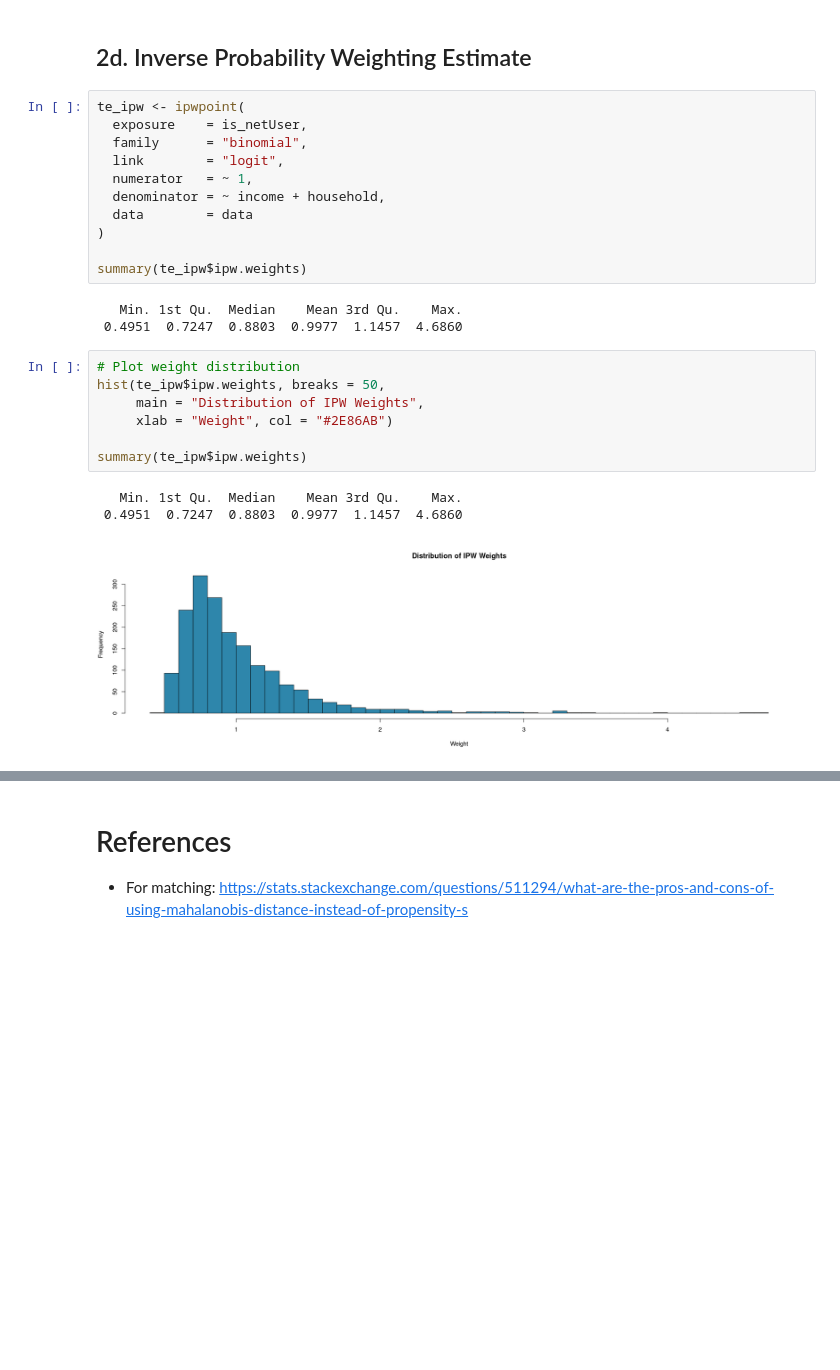
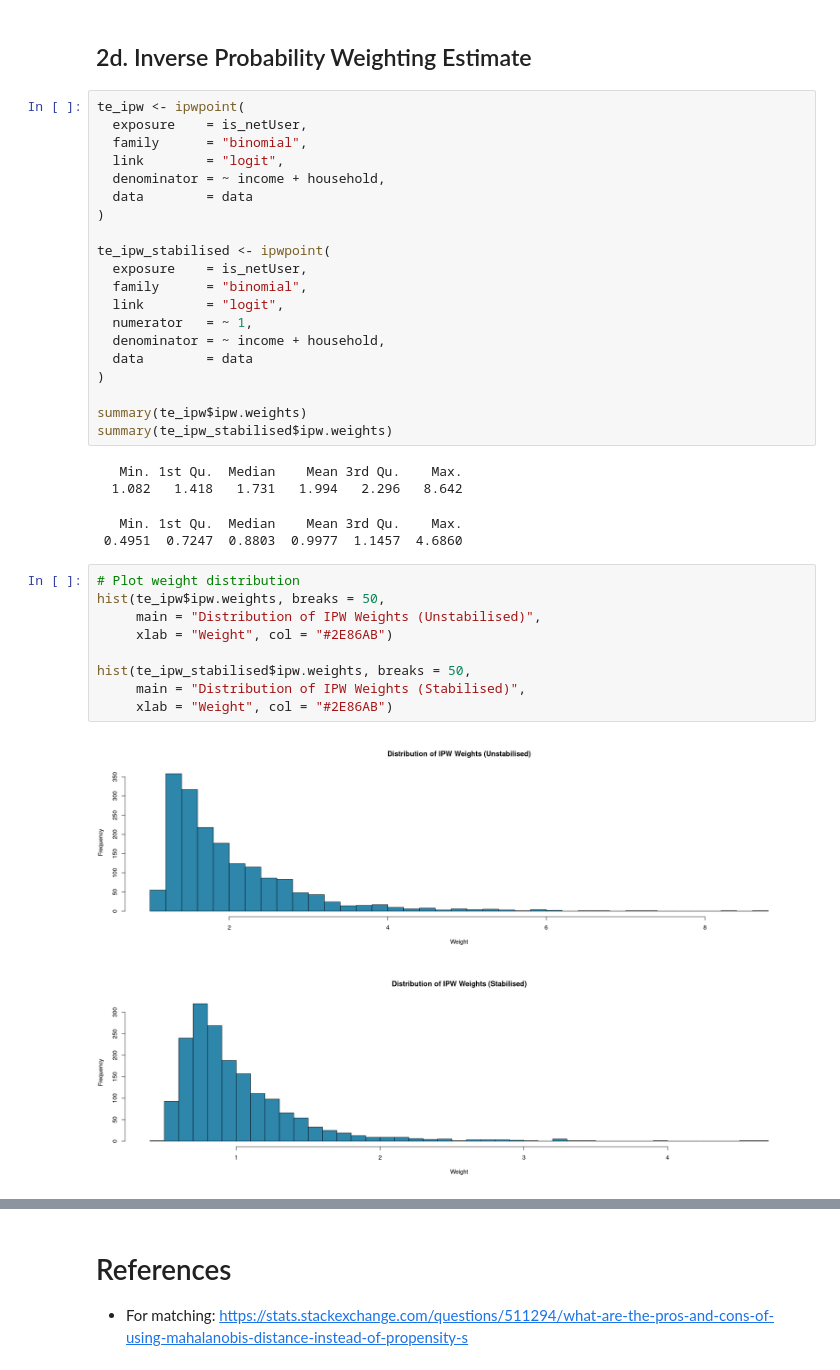
Before and after one commit to yashburman/Impact_Eval, a Jupyter notebook: Project_code_R.ipynb, the cells around one changed output, grey strips where cells are left out. Drawn from its saved outputs; the diff is of its cells as text; blank space fills up the shorter version.

```diff
--- a/Project_code_R.ipynb
+++ b/Project_code_R.ipynb
@@ -293,6 +311,14 @@ Table: Table: Treatment Effect Estimates Across Matching Methods
 ## 2d. Inverse Probability Weighting Estimate
 # %%
 te_ipw <- ipwpoint(
+  exposure    = is_netUser,
+  family      = "binomial",
+  link        = "logit",
+  denominator = ~ income + household,
+  data        = data
+)
+
+te_ipw_stabilised <- ipwpoint(
   exposure    = is_netUser,
   family      = "binomial",
   link        = "logit",
@@ -302,18 +328,22 @@ te_ipw <- ipwpoint(
 )
 
 summary(te_ipw$ipw.weights)
+summary(te_ipw_stabilised$ipw.weights)
 # %% [output]
    Min. 1st Qu.  Median    Mean 3rd Qu.    Max.
- 0.4951  0.7247  0.8803  0.9977  1.1457  4.6860
+  1.082   1.418   1.731   1.994   2.296   8.642
+   Min. 1st Qu.  Median    Mean 3rd Qu.    Max.
+ 0.4951  0.7247  0.8803  0.9977  1.1457  4.6860
 # %%
 # Plot weight distribution
 hist(te_ipw$ipw.weights, breaks = 50,
-     main = "Distribution of IPW Weights",
+     main = "Distribution of IPW Weights (Unstabilised)",
      xlab = "Weight", col = "#2E86AB")
 
-summary(te_ipw$ipw.weights)
+hist(te_ipw_stabilised$ipw.weights, breaks = 50,
+     main = "Distribution of IPW Weights (Stabilised)",
+     xlab = "Weight", col = "#2E86AB")
 # %% [output]
-   Min. 1st Qu.  Median    Mean 3rd Qu.    Max.
- 0.4951  0.7247  0.8803  0.9977  1.1457  4.6860
-[figure, old version]
+[figure, new version]
+[figure, added]
 # %%
```
Also changed, not shown: parts of 11 cells of this notebook, 1 other file.
